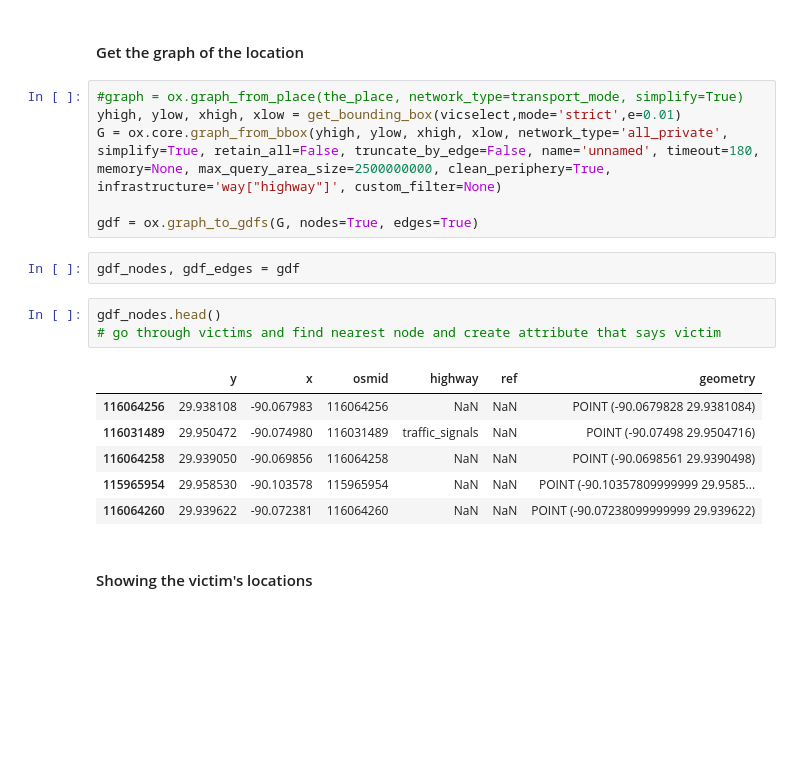
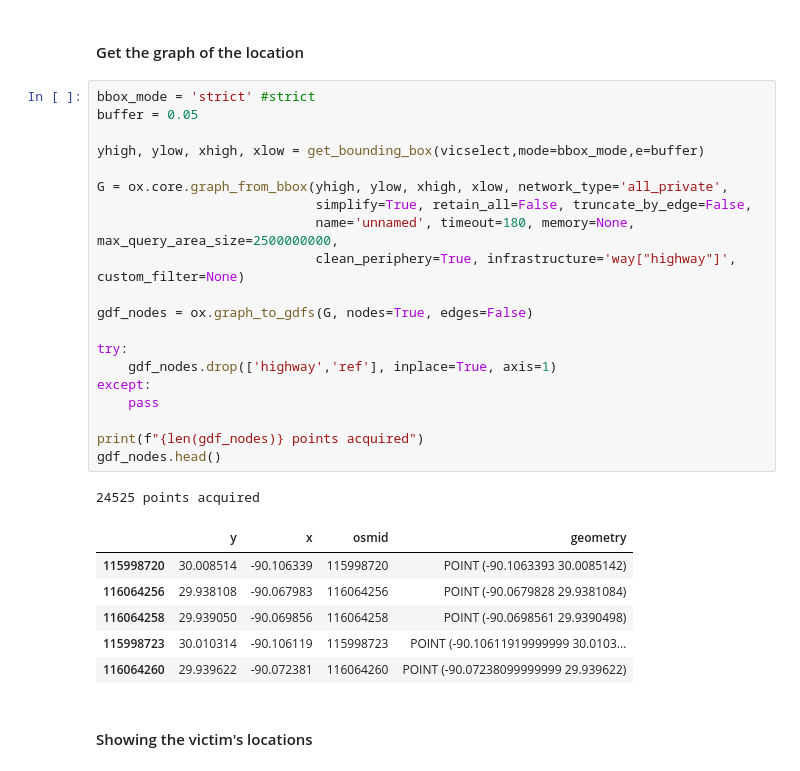
Before and after one commit to LucRSquared/axeman, a Jupyter notebook: geoprofiling.ipynb, the cells around one changed output. Drawn from its saved outputs; the diff is of its cells as text; blank space fills up the shorter version.

```diff
--- a/geoprofiling.ipynb
+++ b/geoprofiling.ipynb
@@ -110,23 +113,33 @@ def get_bounding_box(vicselect,mode='strict',e=0.01):
 # %% [markdown]
 #### Get the graph of the location
 # %%
-#graph = ox.graph_from_place(the_place, network_type=transport_mode, simplify=True)
-yhigh, ylow, xhigh, xlow = get_bounding_box(vicselect,mode='strict',e=0.01)
-G = ox.core.graph_from_bbox(yhigh, ylow, xhigh, xlow, network_type='all_private', simplify=True, retain_all=False, truncate_by_edge=False, name='unnamed', timeout=180, memory=None, max_query_area_size=2500000000, clean_periphery=True, infrastructure='way["highway"]', custom_filter=None)
+bbox_mode = 'strict' #strict
+buffer = 0.05
 
-gdf = ox.graph_to_gdfs(G, nodes=True, edges=True)
+yhigh, ylow, xhigh, xlow = get_bounding_box(vicselect,mode=bbox_mode,e=buffer)
+
+G = ox.core.graph_from_bbox(yhigh, ylow, xhigh, xlow, network_type='all_private',
+                            simplify=True, retain_all=False, truncate_by_edge=False,
+                            name='unnamed', timeout=180, memory=None, max_query_area_size=2500000000,
+                            clean_periphery=True, infrastructure='way["highway"]', custom_filter=None)
+
+gdf_nodes = ox.graph_to_gdfs(G, nodes=True, edges=False)
+
+try:
+    gdf_nodes.drop(['highway','ref'], inplace=True, axis=1)
+except:
+    pass
+
+print(f"{len(gdf_nodes)} points acquired")
+gdf_nodes.head()
+# %% [output]
+24525 points acquired
+|  | y | x | osmid | geometry |
+| 115998720 | 30.008514 | -90.106339 | 115998720 | POINT (-90.1063393 30.0085142) |
+| 116064256 | 29.938108 | -90.067983 | 116064256 | POINT (-90.0679828 29.9381084) |
+| 116064258 | 29.939050 | -90.069856 | 116064258 | POINT (-90.0698561 29.9390498) |
+| 115998723 | 30.010314 | -90.106119 | 115998723 | POINT (-90.10611919999999 30.0103... |
+| 116064260 | 29.939622 | -90.072381 | 116064260 | POINT (-90.07238099999999 29.939622) |
-# %%
-gdf_nodes, gdf_edges = gdf
-# %%
-gdf_nodes.head()
-# go through victims and find nearest node and create attribute that says victim
-# %% [output]
-|  | y | x | osmid | highway | ref | geometry |
-| 116064256 | 29.938108 | -90.067983 | 116064256 | NaN | NaN | POINT (-90.0679828 29.9381084) |
-| 116031489 | 29.950472 | -90.074980 | 116031489 | traffic_signals | NaN | POINT (-90.07498 29.9504716) |
-| 116064258 | 29.939050 | -90.069856 | 116064258 | NaN | NaN | POINT (-90.0698561 29.9390498) |
-| 115965954 | 29.958530 | -90.103578 | 115965954 | NaN | NaN | POINT (-90.10357809999999 29.9585... |
-| 116064260 | 29.939622 | -90.072381 | 116064260 | NaN | NaN | POINT (-90.07238099999999 29.939622) |
 # %% [markdown]
 #### Showing the victim's locations
 # %%
```
Also changed, not shown: parts of 16 cells of this notebook, 1 other file.
